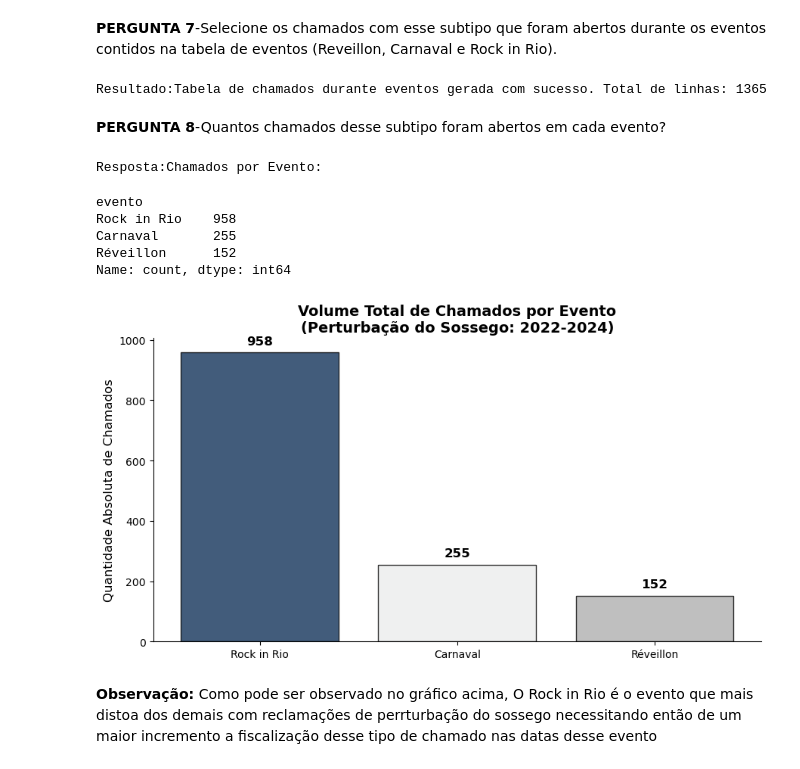
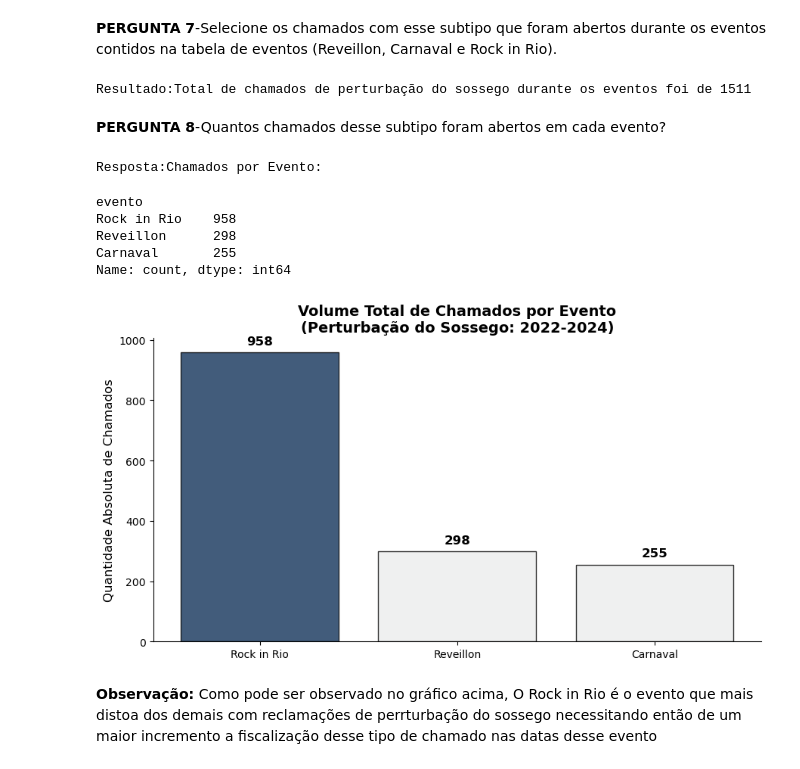
Before and after one commit to uligomesoliveira-beep/desafio-analista-dados-cv-ulisses-gomes, a Jupyter notebook: analise_python.ipynb, the cells around one changed output. Drawn from its saved outputs; the diff is of its cells as text; code cells hidden in the pictures.

```diff
--- a/analise_python.ipynb
+++ b/analise_python.ipynb
@@ -110,0 +113,16 @@ Resultado:Total de chamados de perturbação do sossego (2022-2024): 57532 chama
+# %%
+#Objetivo do código: fazer o tratamento dos dados para corrigir os eventos com datas despadronizadas(Rock in Rio e Réveillon) e unir com os eventos que já possuem as datas corretas preenchidas, para posteriormente cruzar com os chamados e analisar o impacto dos eventos nos chamados de perturbação do sossego.
+import pandas as pd
+
+df_eventos_limpo = df_eventos.dropna(subset=['data_inicial', 'data_final']).copy() #Filtra apenas os eventos que já possuem as datas corretas
+
+#Corrige apenas as datas dos eventos que estão com informações despadronizadas(Rock in Rio e Réveillon)
+eventos_corrigidos = pd.DataFrame({
+    'evento': ['Rock in Rio', 'Rock in Rio', 'Reveillon'],
+    'data_inicial': ['2024-09-13', '2024-09-19', '2024-12-29'],
+    'data_final': ['2024-09-15', '2024-09-22', '2025-01-01']
+})
+eventos_corrigidos['data_inicial'] = pd.to_datetime(eventos_corrigidos['data_inicial']).dt.date #converte as colunas de datas para o formato 'datetime.date'
+
+df_eventos_tratado = pd.concat([df_eventos_limpo, eventos_corrigidos], ignore_index=True)
+print(df_eventos_tratado.to_string())
@@ -111,53 +140,63 @@ Resultado:Total de chamados de perturbação do sossego (2022-2024): 57532 chama
 # %% [markdown]
 **PERGUNTA 7**-Selecione os chamados com esse subtipo que foram abertos durante os eventos contidos na tabela de eventos (Reveillon, Carnaval e Rock in Rio).
 # %%
-df_cross = df_chamados_p2.merge(df_eventos, how='cross')
+df_cross = df_chamados_p2.merge(df_eventos_tratado, how='cross')
+
+# PADRONIZANDO TODAS AS COLUNAS PARA O MESMO FORMATO DE DATA (IGNORANDO AS HORAS) PARA EVITAR O TYPEERROR
+df_cross['data_inicio'] = pd.to_datetime(df_cross['data_inicio']).dt.normalize()
+df_cross['data_inicial'] = pd.to_datetime(df_cross['data_inicial']).dt.normalize()
+df_cross['data_final'] = pd.to_datetime(df_cross['data_final']).dt.normalize()
+
 df_chamados_eventos = df_cross[(df_cross['data_inicio'] >= df_cross['data_inicial']) &
                                (df_cross['data_inicio'] <= df_cross['data_final'])]
 
-print("\nResultado:Tabela de chamados durante eventos gerada com sucesso. Total de linhas:", len(df_chamados_eventos))
+print("\nResultado:Total de chamados de perturbação do sossego durante os eventos foi de", len(df_chamados_eventos))
 # %% [output]
-Resultado:Tabela de chamados durante eventos gerada com sucesso. Total de linhas: 1365
+Resultado:Total de chamados de perturbação do sossego durante os eventos foi de 1511
 # %% [markdown]
 **PERGUNTA 8**-Quantos chamados desse subtipo foram abertos em cada evento?
 # %%
 #Etapa intermediária: importando a biblioteca 'matplotlib' para visualização de dados.
 import matplotlib.pyplot as plt
 # %%
-#Calculando o valor solicitado: o total de chamados de perturbação do sossego durante cada evento.
+#Objetivo do código: calcular o total de chamados de perturbação do sossego durante cada evento.
+df_chamados_eventos['evento'] = df_chamados_eventos['evento'].str.replace('é', 'e').str.replace('É', 'E') #normalziando nomes
+
+#Calcula o total de chamados de perturbação do sossego durante cada evento.
 q8_resposta = df_chamados_eventos['evento'].value_counts()
+q8_resposta.name = 'count'
 print("\nResposta:Chamados por Evento:")
 display(q8_resposta)
 # %% [output]
 Resposta:Chamados por Evento:
 evento
 Rock in Rio    958
+Reveillon      298
 Carnaval       255
-Réveillon      152
 Name: count, dtype: int64
 # %%
 #Objetivo do código: extrair os eventos e as quantidades de chamados para listas separadas, e monstar um gráfico com 'matplotlib.pyplot'.
 eventos = q8_resposta.index.tolist() #extrai os eventos e as quantidades de chamados para listas separadas, facilitando a construção do gráfico.
 total_chamados = q8_resposta.values.tolist()
 plt.figure(figsize=(9, 5))#configura o tamanho da figura
 #adicionando cores personalizadas presentes no manual de marca da prefeitura do Rio de Janeiro.
-cores_eventos = ['#13335a','#eceded','#b0b0b0']#azul escuro, cinza claro e cinza escuro para destacar o maior valor de chamados
+cores_eventos = ['#13335a'] + ['#eceded'] * (len(eventos) - 1)
 barras = plt.bar(eventos, total_chamados, color=cores_eventos, edgecolor='black', alpha=0.8)
 plt.title('Volume Total de Chamados por Evento\n(Perturbação do Sossego: 2022-2024)', fontsize=14, fontweight='bold')#Adiciona títulos e rótulos aos eixos
 plt.ylabel('Quantidade Absoluta de Chamados', fontsize=12)
 #calcula uma posição para os rótulos de dados para evitar sobreposição de barras
 for barra in barras:
     altura = barra.get_height()
     plt.text(barra.get_x() + barra.get_width()/2., altura + (max(total_chamados) * 0.02),
              f'{int(altura)}',
              ha='center', va='bottom', fontsize=12, fontweight='bold')
 plt.gca().spines['top'].set_visible(False)#Remoção a borda superior da figura
 plt.gca().spines['right'].set_visible(False)
 #Exibição do resultado
 plt.tight_layout()
 plt.show()
 # %% [output]
-[figure, old version]
+[figure, new version]
 # %% [markdown]
 **Observação:** Como pode ser observado no gráfico acima, O Rock in Rio é o evento que mais distoa dos demais com reclamações de perrturbação do sossego necessitando então de um maior incremento a fiscalização desse tipo de chamado nas datas desse evento
 # %% [markdown]
```
Also changed, not shown: parts of 7 cells of this notebook.
